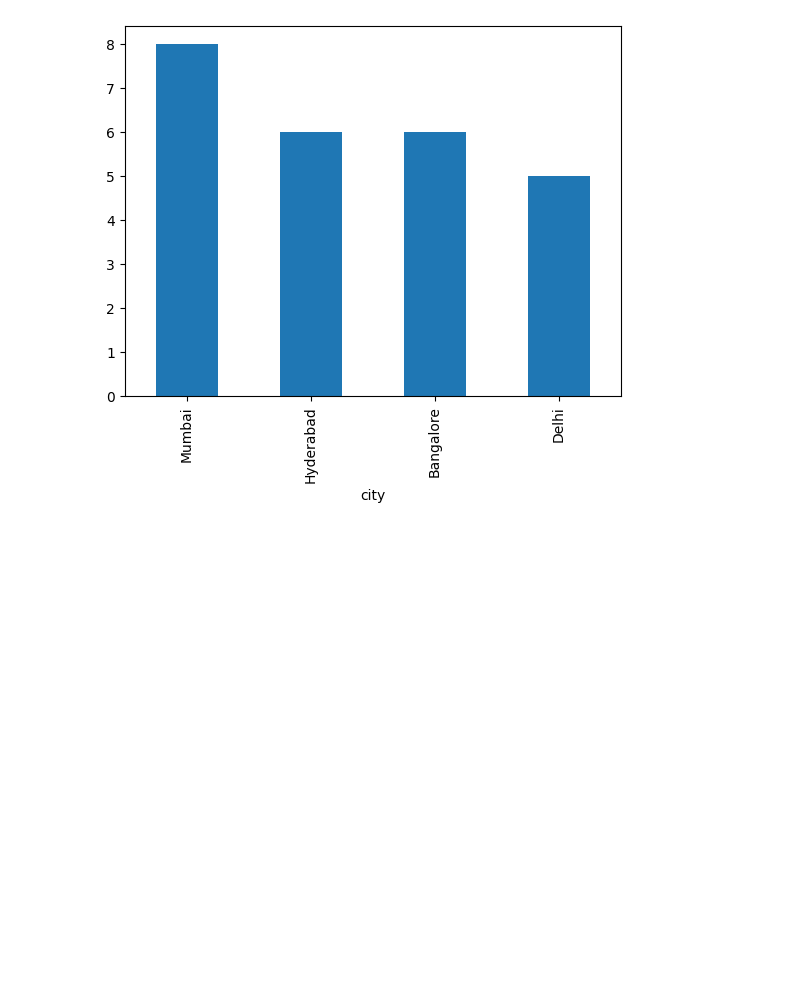
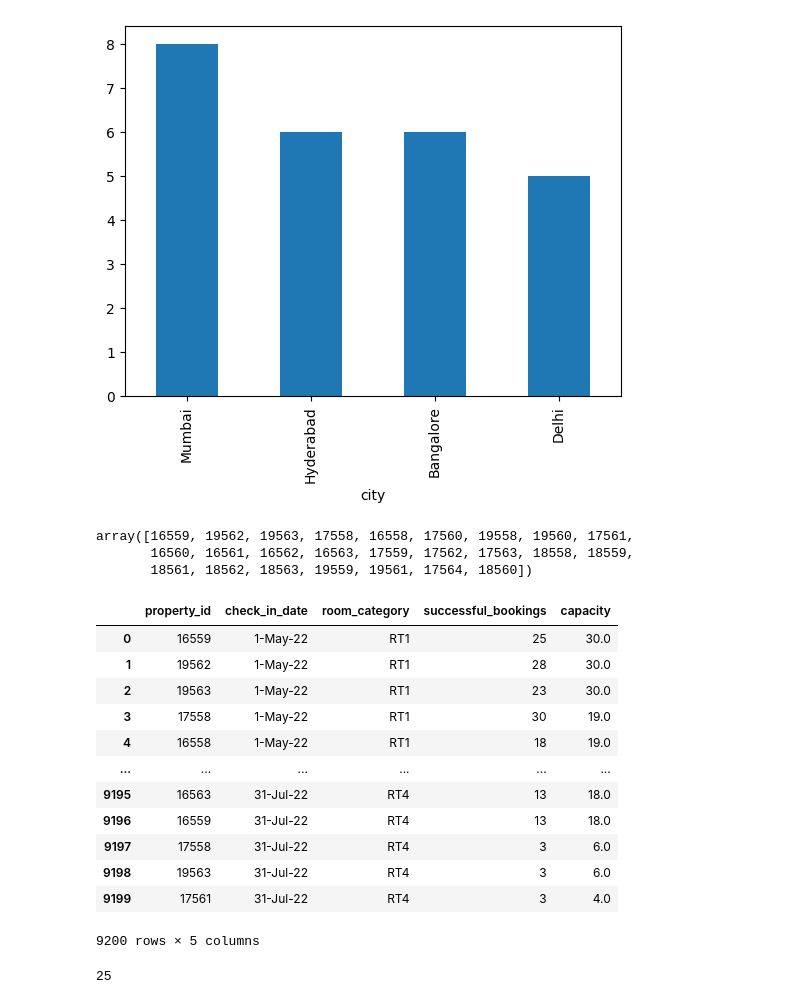
Before and after one commit to Meena0809/AI-5-Day-Workshop, a Jupyter notebook: Day3.ipynb, the cells around one changed output. Saved outputs shown, nothing was run; the diff lists cells and outputs as text; code cells hidden in the pictures; blank space fills up the shorter version.

```diff
--- a/Day3.ipynb
+++ b/Day3.ipynb
@@ -155,3 +155,30 @@ df_hotels.city.value_counts().plot(kind="bar")
 # %% [output]
 <Axes: xlabel='city'>
 [figure]
+# %%
+df_agg_bookings.property_id.unique()
+# %% [output]
+array([16559, 19562, 19563, 17558, 16558, 17560, 19558, 19560, 17561,
+       16560, 16561, 16562, 16563, 17559, 17562, 17563, 18558, 18559,
+       18561, 18562, 18563, 19559, 19561, 17564, 18560])
+# %%
+df_agg_bookings
+# %% [output]
+|  | property_id | check_in_date | room_category | successful_bookings | capacity |
+| 0 | 16559 | 1-May-22 | RT1 | 25 | 30.0 |
+| 1 | 19562 | 1-May-22 | RT1 | 28 | 30.0 |
+| 2 | 19563 | 1-May-22 | RT1 | 23 | 30.0 |
+| 3 | 17558 | 1-May-22 | RT1 | 30 | 19.0 |
+| 4 | 16558 | 1-May-22 | RT1 | 18 | 19.0 |
+| ... | ... | ... | ... | ... | ... |
+| 9195 | 16563 | 31-Jul-22 | RT4 | 13 | 18.0 |
+| 9196 | 16559 | 31-Jul-22 | RT4 | 13 | 18.0 |
+| 9197 | 17558 | 31-Jul-22 | RT4 | 3 | 6.0 |
+| 9198 | 19563 | 31-Jul-22 | RT4 | 3 | 6.0 |
+| 9199 | 17561 | 31-Jul-22 | RT4 | 3 | 4.0 |
+9200 rows × 5 columns
+# %%
+#find out unique property ids in aggregate bookings dataset
+len(df_agg_bookings.property_id.unique())
+# %% [output]
+25
```
Also changed, not shown: parts of 23 cells of this notebook.
